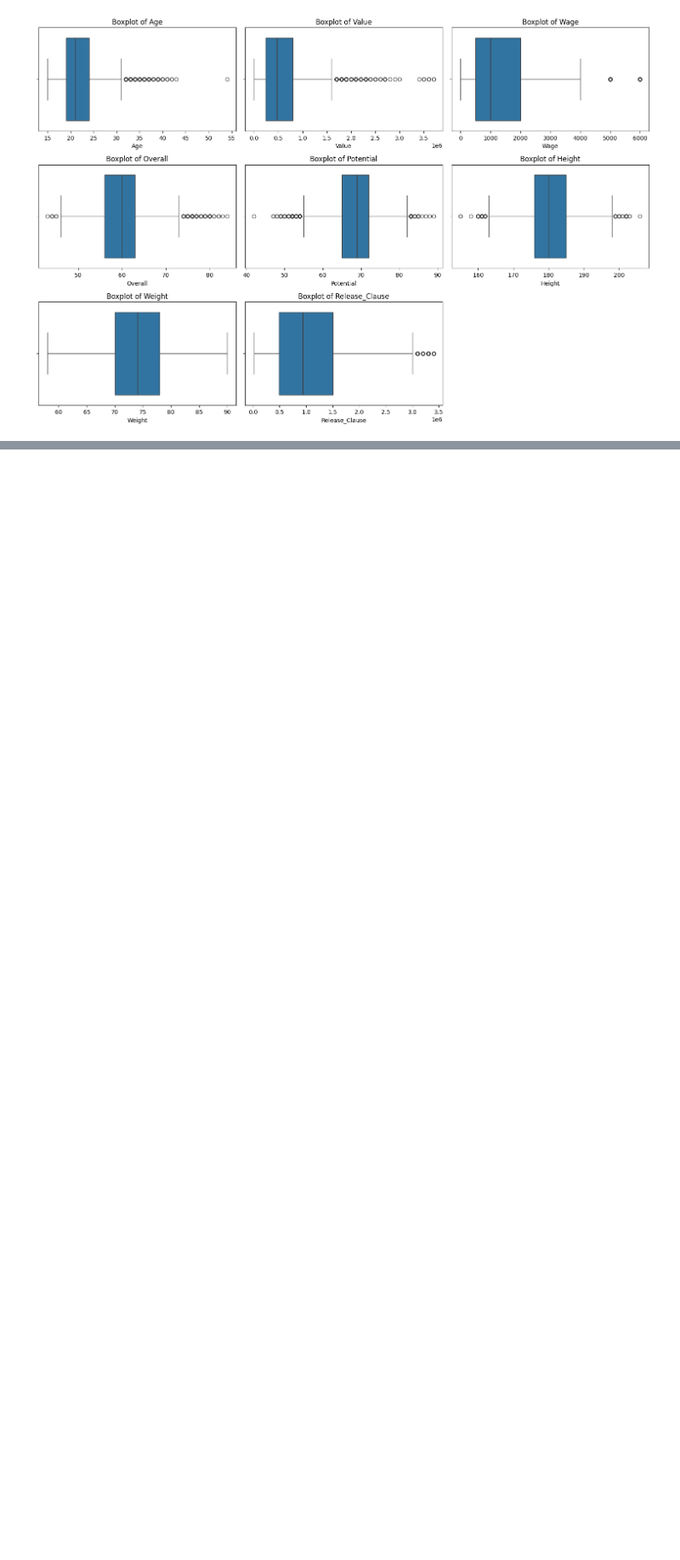
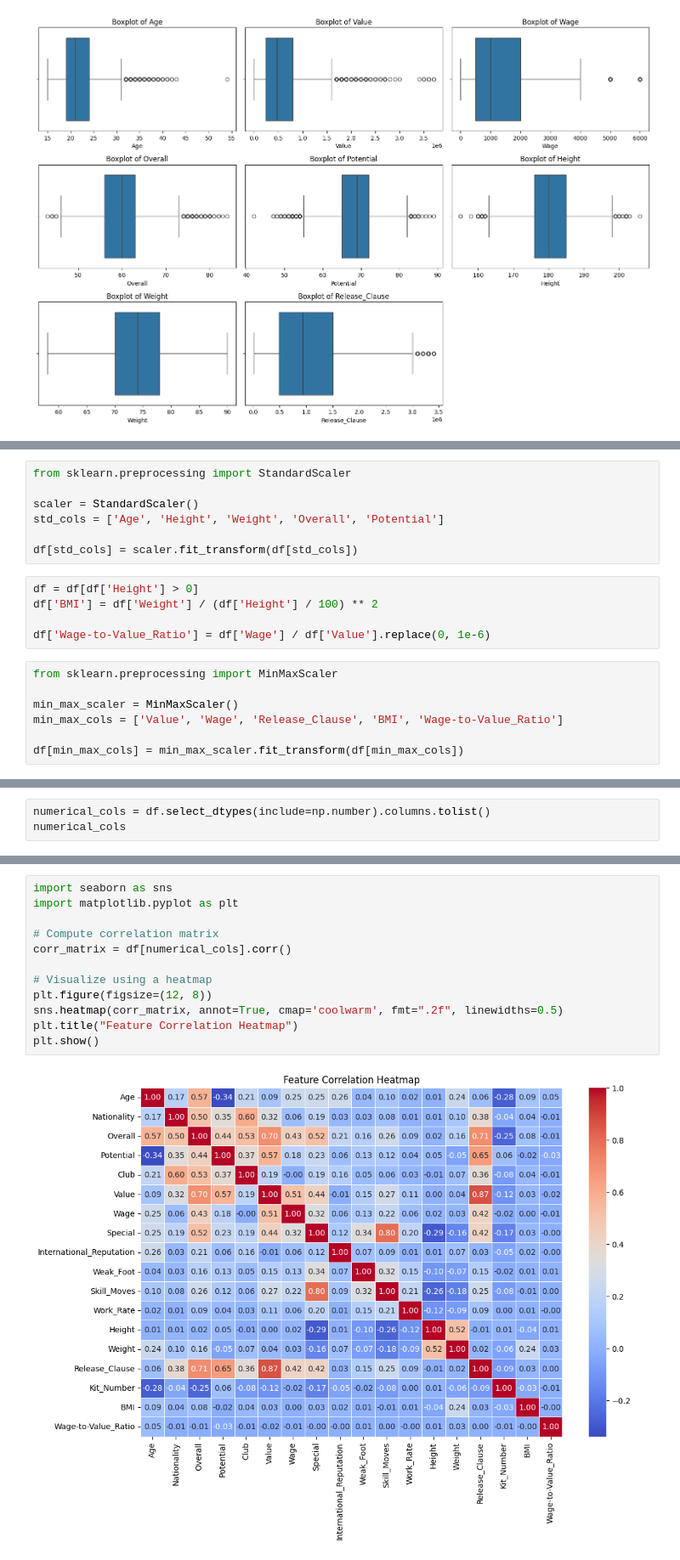
Before and after one commit to Puskchan/ML_projects-applied_knowledge, a Jupyter notebook: Regression/Fifa_Regression/multiple_regression.ipynb, the cells around one changed output, grey strips where cells are left out. Shown: that part at 85% size. Cells and saved outputs as stored; diff of their text form; blank space fills up the shorter version.

Commit message:
Modeling FIFA 19 dataset using multiple regression

```diff
--- a/Regression/Fifa_Regression/multiple_regression.ipynb
+++ b/Regression/Fifa_Regression/multiple_regression.ipynb
@@ -197,0 +271,19 @@ df.describe(include=object)
+# %%
+from sklearn.preprocessing import StandardScaler
+
+scaler = StandardScaler()
+std_cols = ['Age', 'Height', 'Weight', 'Overall', 'Potential']
+
+df[std_cols] = scaler.fit_transform(df[std_cols])
+# %%
+df = df[df['Height'] > 0]
+df['BMI'] = df['Weight'] / (df['Height'] / 100) ** 2
+
+df['Wage-to-Value_Ratio'] = df['Wage'] / df['Value'].replace(0, 1e-6)
+# %%
+from sklearn.preprocessing import MinMaxScaler
+
+min_max_scaler = MinMaxScaler()
+min_max_cols = ['Value', 'Wage', 'Release_Clause', 'BMI', 'Wage-to-Value_Ratio']
+
+df[min_max_cols] = min_max_scaler.fit_transform(df[min_max_cols])
@@ -197,0 +310,3 @@ df.describe(include=object)
+# %%
+numerical_cols = df.select_dtypes(include=np.number).columns.tolist()
+numerical_cols
@@ -197,0 +332,14 @@ df.describe(include=object)
+# %%
+import seaborn as sns
+import matplotlib.pyplot as plt
+
+# Compute correlation matrix
+corr_matrix = df[numerical_cols].corr()
+
+# Visualize using a heatmap
+plt.figure(figsize=(12, 8))
+sns.heatmap(corr_matrix, annot=True, cmap='coolwarm', fmt=".2f", linewidths=0.5)
+plt.title("Feature Correlation Heatmap")
+plt.show()
+# %% [output]
+[figure, added]
```
Also changed, not shown: parts of 31 cells of this notebook.
